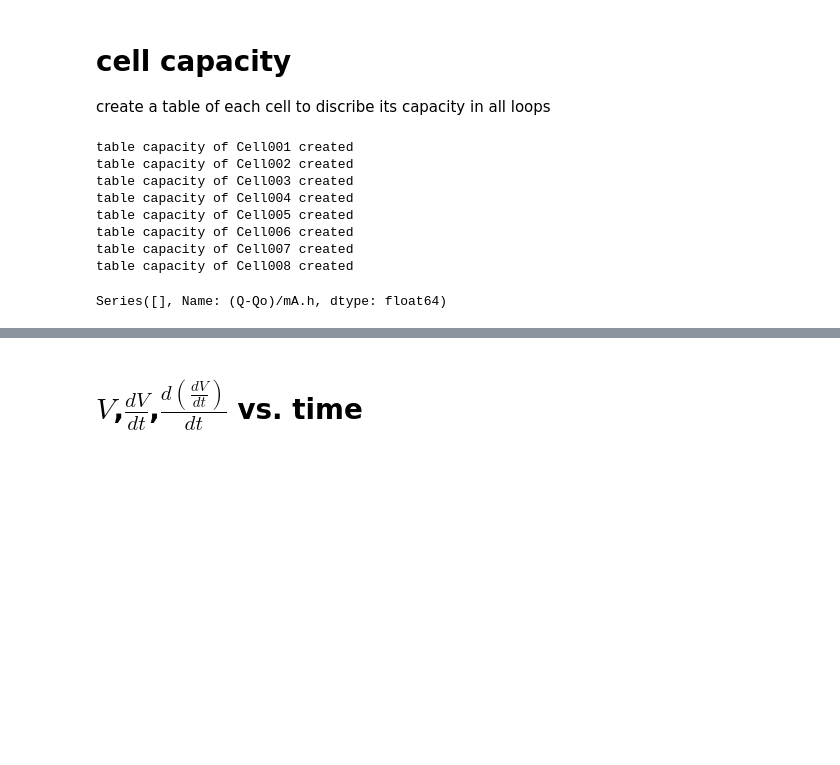
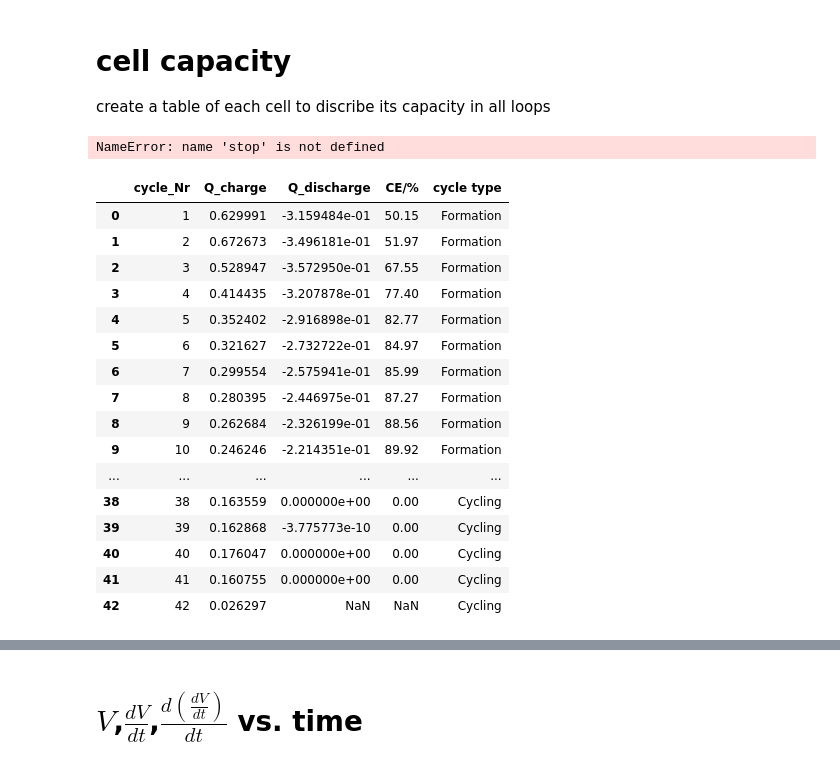
Before and after one commit to Yue-Yao/EIS, a Jupyter notebook: Dataset_EIS.ipynb, the cells around one changed output, grey strips where cells are left out. Drawn from its saved outputs; the diff is of its cells as text; code cells hidden in the pictures; blank space fills up the shorter version.

Commit message:
modify the capacity table but the definition of Q-Q0 not same in form and cyc data

```diff
--- a/Dataset_EIS.ipynb
+++ b/Dataset_EIS.ipynb
@@ -341,7 +338,7 @@ Connection = pymysql.connect(host=dbhost,
 # discharge = np.array(discharge)
 
 # structue 2
-sql = 'SELECT `(Q-Qo)/mA.h`,`Ewe/V`, `time/s` FROM form_gcpl'
+sql = 'SELECT `Q charge/discharge/mA.h`,`Ewe/V`, `time/s` FROM cyc_gcpl'
 cursor = Connection.cursor()
 cursor.execute(sql)
 curve = cursor.fetchall()
@@ -407,7 +404,7 @@ for cell in db:
                                   user=dbuser,
                                   password=dbpassword,
                                   database=cell)
-
+    #formation
     sql = 'SELECT `(Q-Qo)/mA.h`,`cycle_Nr`, `half cycle` FROM ' +cell+ '.form_gcpl'
     cellx_df = pd.read_sql(sql, Connection)
     cycle_Nr = np.unique(cellx_df['cycle_Nr'])
@@ -416,21 +413,49 @@ for cell in db:
     for cycle in cycle_Nr:
         charge.append(cellx_df[(cellx_df['cycle_Nr']==cycle) & (cellx_df['half cycle']==0)]['(Q-Qo)/mA.h'].max())
         discharge.append(cellx_df[(cellx_df['cycle_Nr']==cycle) & (cellx_df['half cycle']==1)]['(Q-Qo)/mA.h'].min())
-    capacity = {'cycle_Nr':cycle_Nr,'Q_charge':charge,'Q_discharge':discharge,'CE/%':np.round(np.divide(np.abs(discharge),charge)*100,2)}
-    capacity = pd.DataFrame(data=capacity)
+    capacity_form = {'cycle_Nr':cycle_Nr,'Q_charge':charge,'Q_discharge':discharge,'CE/%':np.round(np.divide(np.abs(discharge),charge)*100,2)}
+    capacity_form['cycle type'] = 'Formation'
+    capacity_form = pd.DataFrame(data=capacity_form)
+
+
+
+    #cycling
+    sql = 'SELECT `(Q-Qo)/mA.h`,`cycle_Nr`, `half cycle` FROM ' +cell+ '.cyc_gcpl'
+    cellx_df = pd.read_sql(sql, Connection)
+    cycle_Nr = np.unique(cellx_df['cycle_Nr'])
+    charge=[]
+    discharge=[]
+    for cycle in cycle_Nr:
+        charge.append(cellx_df[(cellx_df['cycle_Nr']==cycle) & (cellx_df['half cycle']==0)]['(Q-Qo)/mA.h'].max())
+        discharge.append(cellx_df[(cellx_df['cycle_Nr']==cycle) & (cellx_df['half cycle']==1)]['(Q-Qo)/mA.h'].min())
+    capacity_cycle = {'cycle_Nr':cycle_Nr,'Q_charge':charge,'Q_discharge':discharge,'CE/%':np.round(np.divide(np.abs(discharge),charge)*100,2)}
+    capacity_cycle['cycle type'] = 'Cycling'
+    capacity_cycle = pd.DataFrame(data=capacity_cycle,index=cycle_Nr)
     engine =create_engine("mysql+pymysql://{user}:{pw}@{host}/{db}".format(host=dbhost, db=cell, user=dbuser, pw=dbpassword))
+
+    capacity = pd.concat([capacity_form,capacity_cycle])
+    stop
     capacity.to_sql('capacity', engine, if_exists='replace',index=False)
     print('table capacity of '+cell +' created')
 # %% [output]
-table capacity of Cell001 created
-table capacity of Cell002 created
-table capacity of Cell003 created
-table capacity of Cell004 created
-table capacity of Cell005 created
-table capacity of Cell006 created
-table capacity of Cell007 created
-table capacity of Cell008 created
+NameError: name 'stop' is not defined
-# %%
-cellx_df[(cellx_df['cycle_Nr']==1) & (cellx_df['half cycle']==1)]['(Q-Qo)/mA.h']
-# %% [output]
-Series([], Name: (Q-Qo)/mA.h, dtype: float64)
+# %%
+capacity
+# %% [output]
+|  | cycle_Nr | Q_charge | Q_discharge | CE/% | cycle type |
+| 0 | 1 | 0.629991 | -3.159484e-01 | 50.15 | Formation |
+| 1 | 2 | 0.672673 | -3.496181e-01 | 51.97 | Formation |
+| 2 | 3 | 0.528947 | -3.572950e-01 | 67.55 | Formation |
+| 3 | 4 | 0.414435 | -3.207878e-01 | 77.40 | Formation |
+| 4 | 5 | 0.352402 | -2.916898e-01 | 82.77 | Formation |
+| 5 | 6 | 0.321627 | -2.732722e-01 | 84.97 | Formation |
+| 6 | 7 | 0.299554 | -2.575941e-01 | 85.99 | Formation |
+| 7 | 8 | 0.280395 | -2.446975e-01 | 87.27 | Formation |
+| 8 | 9 | 0.262684 | -2.326199e-01 | 88.56 | Formation |
+| 9 | 10 | 0.246246 | -2.214351e-01 | 89.92 | Formation |
+| ... | ... | ... | ... | ... | ... |
+| 38 | 38 | 0.163559 | 0.000000e+00 | 0.00 | Cycling |
+| 39 | 39 | 0.162868 | -3.775773e-10 | 0.00 | Cycling |
+| 40 | 40 | 0.176047 | 0.000000e+00 | 0.00 | Cycling |
+| 41 | 41 | 0.160755 | 0.000000e+00 | 0.00 | Cycling |
+| 42 | 42 | 0.026297 | NaN | NaN | Cycling |
```
Also changed, not shown: parts of 4 cells of this notebook.
